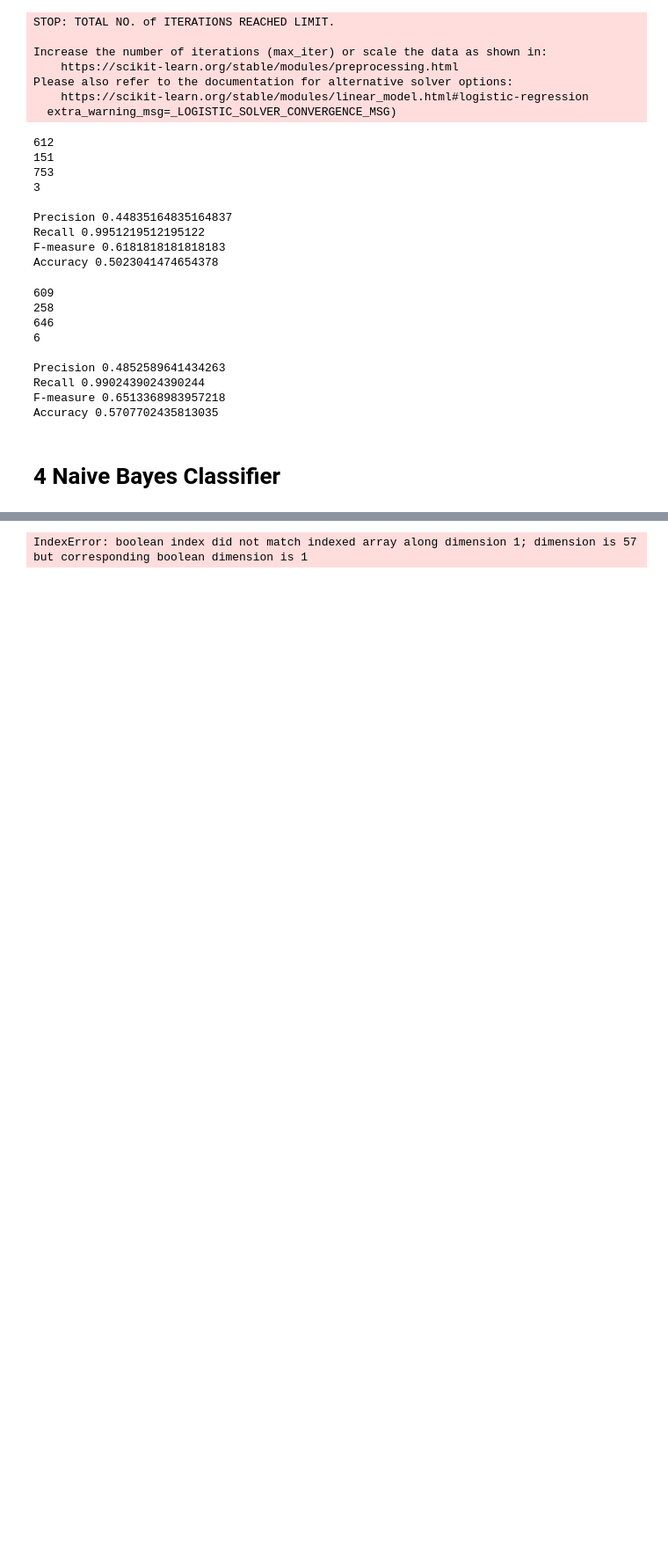
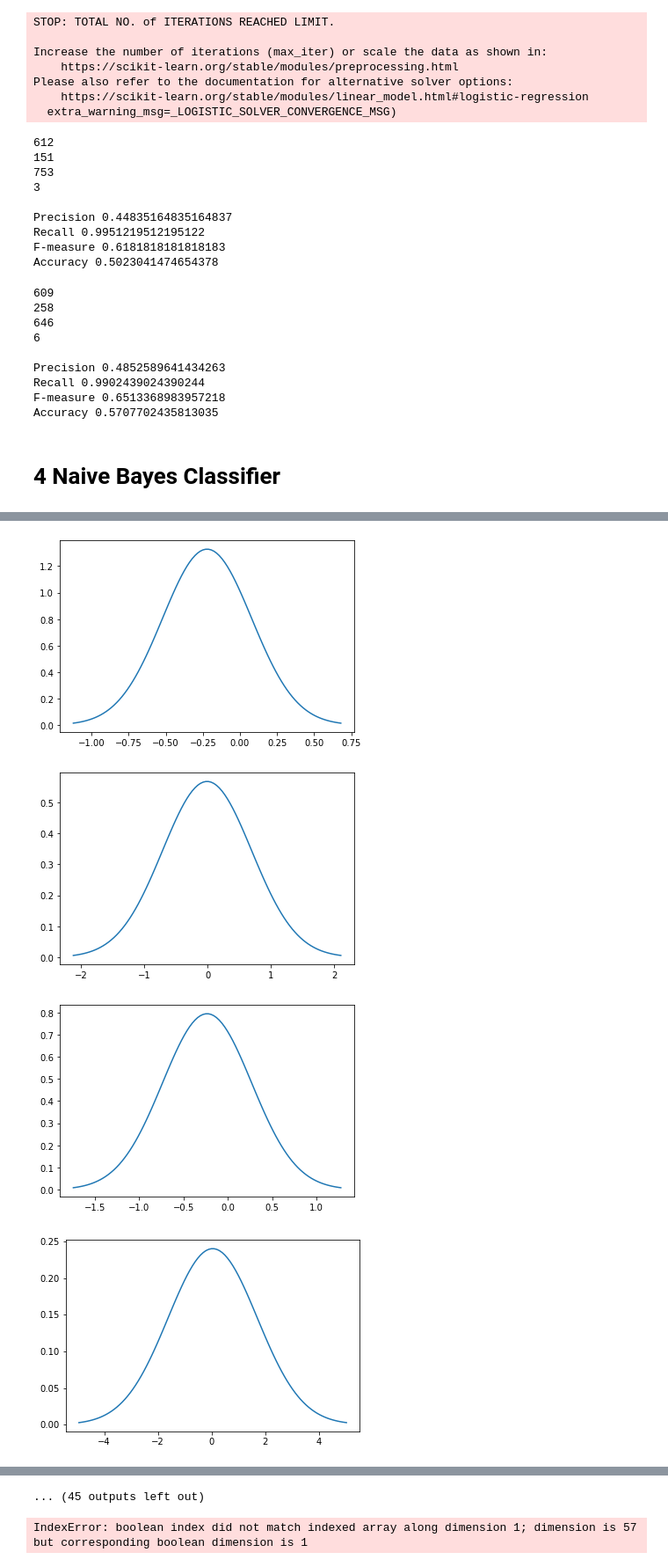
Before and after one commit to Prakhar-Saxena/CollegeAssignments, a Jupyter notebook: CS383/assn2/assn2.ipynb, the cells around one changed output, grey strips where cells are left out. Shown at 88% size. Drawn from its saved outputs; the diff is of its cells as text; code cells hidden in the pictures; blank space fills up the shorter version.

```diff
--- a/CS383/assn2/assn2.ipynb
+++ b/CS383/assn2/assn2.ipynb
@@ -841,0 +891,9 @@ nonspam_y = np.array(nonspam_y)
+# %%
+nonspam_X_means = np.mean(nonspam_X, axis=0)
+nonspam_X_stddevs = np.std(nonspam_X, axis=0, ddof=1)
+plot_normal_curves(nonspam_X_means, nonspam_X_stddevs)
+# %% [output]
+[figure, added]
+[figure, added]
+[figure, added]
+[figure, added]
@@ -841,0 +908 @@ nonspam_y = np.array(nonspam_y)
+... (45 outputs left out)
```
Also changed, not shown: parts of 21 cells of this notebook.
